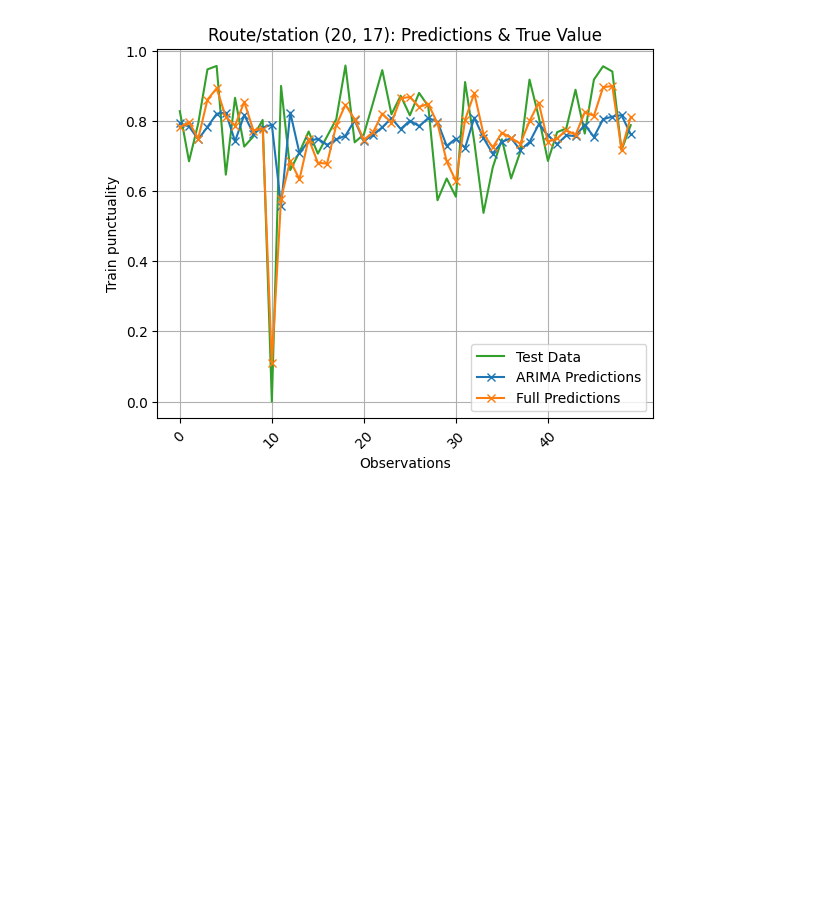
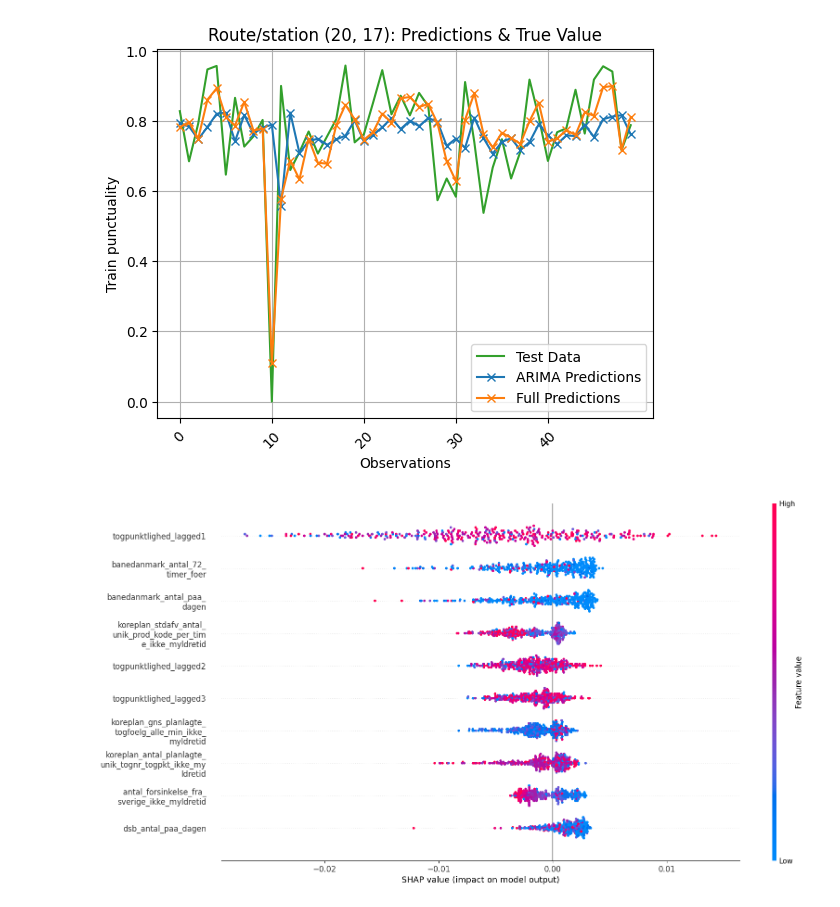
Before and after one commit to clarachristiansen/Bachelor_project, a Jupyter notebook: Visualize_CV_new_format.ipynb, the cells around one changed output. Saved outputs shown, nothing was run; the diff lists cells and outputs as text; code cells hidden in the pictures; blank space fills up the shorter version.

Commit message:
Shap dot plot

```diff
--- a/Visualize_CV_new_format.ipynb
+++ b/Visualize_CV_new_format.ipynb
@@ -12,6 +12,9 @@ class Results:
         self.x = x
         self.measure = measure
         self.relative_path = f'Results/Separate_Runs/{dataset_name}/{model_name}/*results365.csv'
+        if self.measure == 'FI':
+            self.relative_path = f'Results/Separate_Runs/{dataset_name}/{model_name}/*feature_importances365.csv'
+
         self.data = self.data_from_files(self.relative_path, self.measure)
         #if measure == 'Error':
         #    self.data = self.data_from_files_error(self.relative_path, self.measure)
@@ -384,0 +458,4 @@ ARIMA_XGBoost_Predictions.prediction_function(i=0, initial_start=50, arima=True,
+# %%
+test.plot_shap_summary(use_extracted=False)
+# %% [output]
+[figure, added]
```
Also changed, not shown: parts of 1 cell of this notebook.
